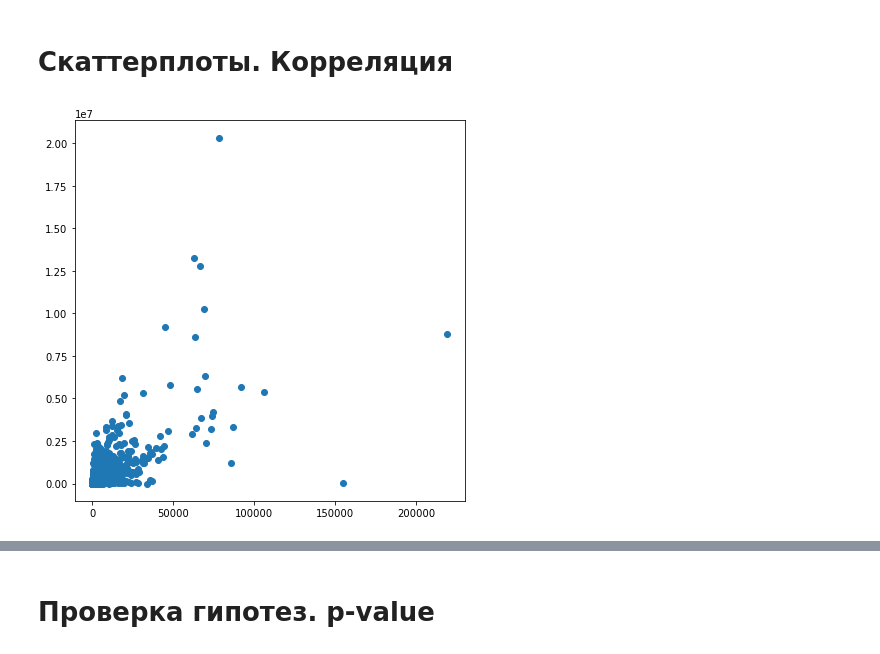
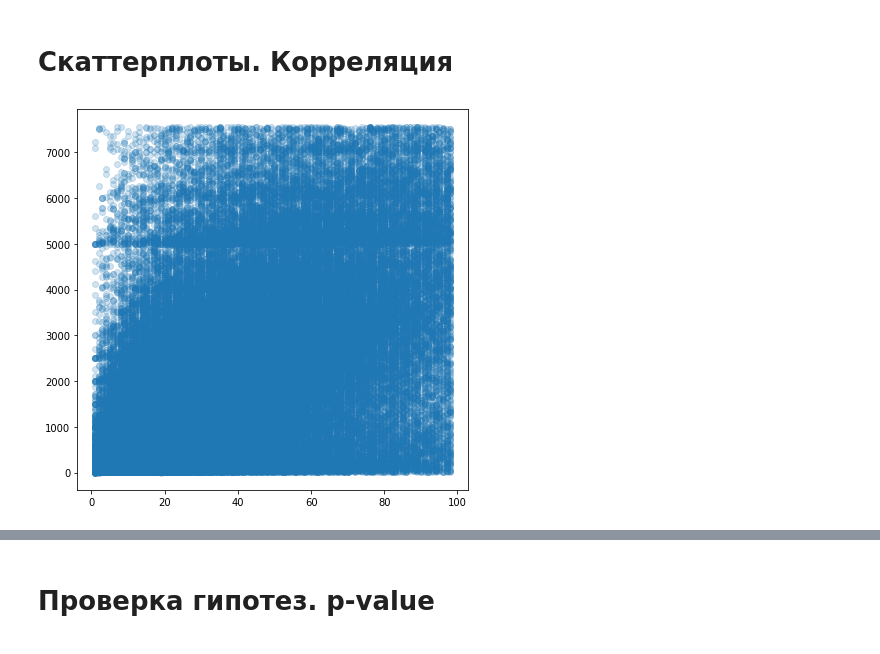
Before and after one commit to anton-solovev/misis_DA_lessons, a Jupyter notebook: lessons/Datacamp_day№2.ipynb, the cells around one changed output, grey strips where cells are left out. Drawn from its saved outputs; the diff is of its cells as text; code cells hidden in the pictures.

```diff
--- a/lessons/Datacamp_day№2.ipynb
+++ b/lessons/Datacamp_day№2.ipynb
@@ -375,0 +471,4 @@ def  burst(data, column): # функция расчета границ усов
+# %%
+kickstarter = kickstarter.loc[kickstarter['usd pledged']<=wr]
+# %%
+kickstarter = kickstarter.loc[kickstarter['usd pledged']> 0]
@@ -375,0 +489,4 @@ def  burst(data, column): # функция расчета границ усов
+# %%
+wl,wr = burst(kickstarter, 'backers')
+# %%
+kickstarter = kickstarter.loc[(kickstarter['backers']> 0) & (kickstarter['backers']<=wr)]
@@ -427,7 +577,7 @@ plt.show()
 # Скаттерплоты. Корреляция
 # %%
 plt.figure(figsize=(7,7))
-plt.scatter(kickstarter['backers'],kickstarter['usd pledged'])
+plt.scatter(kickstarter['backers'],kickstarter['usd pledged'], alpha=0.2)
 plt.show()
 # %% [output]
-[figure, old version]
+[figure, new version]
```
Also changed, not shown: parts of 70 cells of this notebook.
